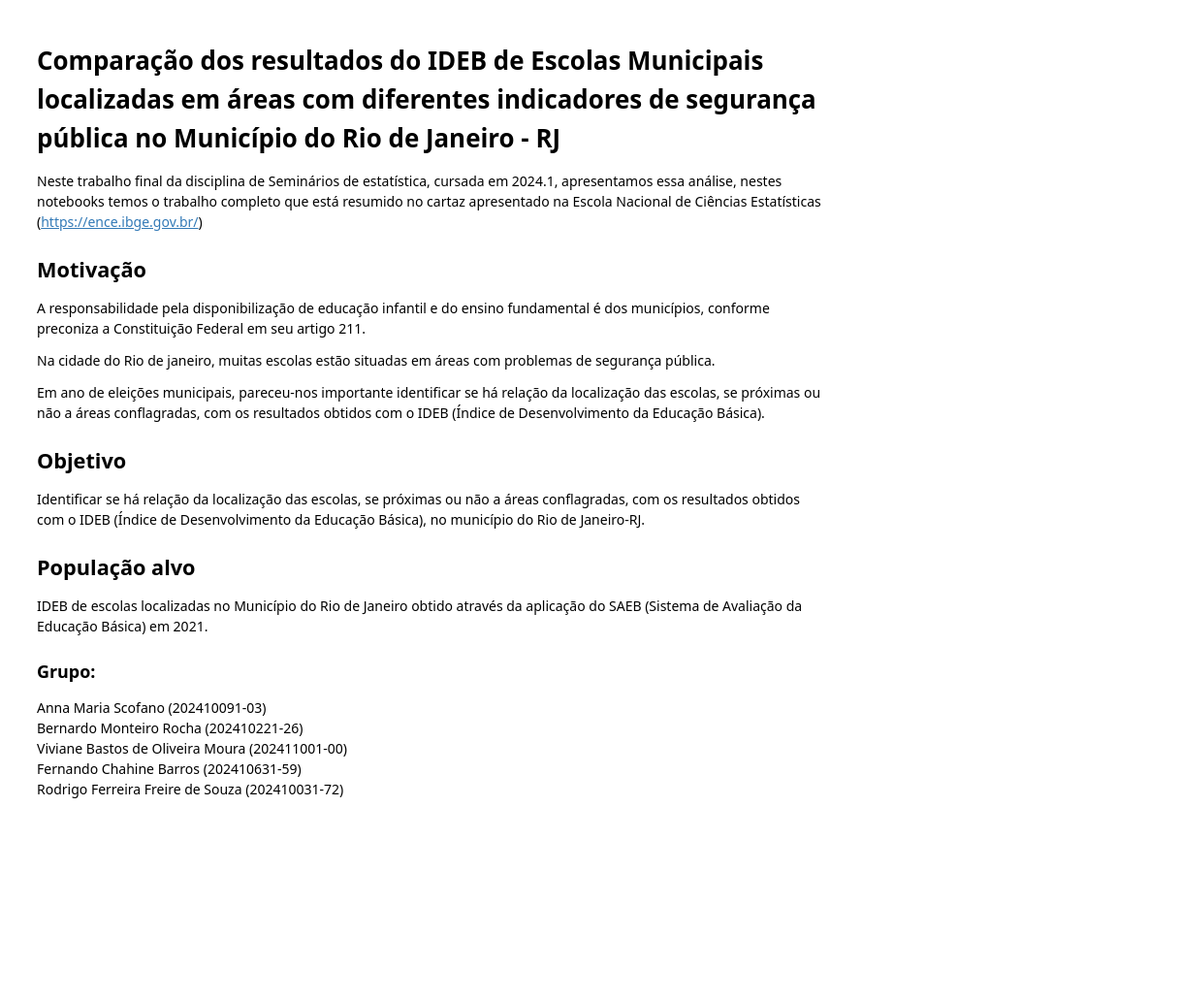
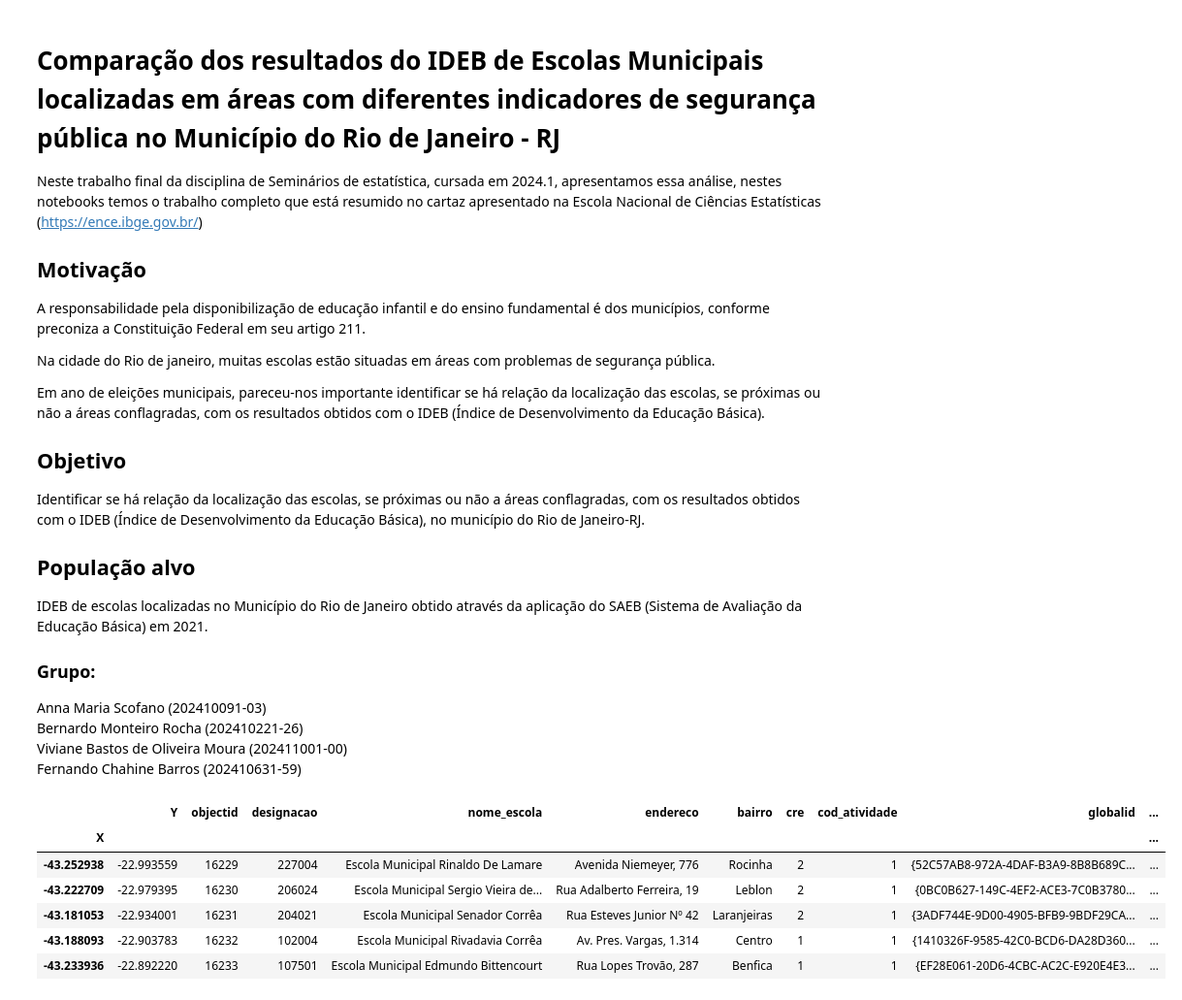
Before and after one commit to bernaRocha/graduacao_ENCE, a Jupyter notebook: 01_seminario_estatistica/cartaz_trabalho_final/01_apresentacao_e_descricao_dos_dados.ipynb, the cells around one changed output. Shown at 97% size. Cells and saved outputs as stored; diff of their text form; code cells hidden in the pictures; blank space fills up the shorter version.

Commit message:
dados apresentados

```diff
--- a/01_seminario_estatistica/cartaz_trabalho_final/01_apresentacao_e_descricao_dos_dados.ipynb
+++ b/01_seminario_estatistica/cartaz_trabalho_final/01_apresentacao_e_descricao_dos_dados.ipynb
@@ -23,5 +23,4 @@ IDEB de escolas localizadas no Município do Rio de Janeiro obtido através da a
 Anna Maria Scofano (202410091-03) <br>
 Bernardo Monteiro Rocha (202410221-26) <br>
 Viviane Bastos de Oliveira Moura (202411001-00) <br>
-Fernando Chahine Barros (202410631-59) <br>
-Rodrigo Ferreira Freire de Souza (202410031-72) <br>
+Fernando Chahine Barros (202410631-59)
@@ -27,0 +35,11 @@ Rodrigo Ferreira Freire de Souza (202410031-72) <br>
+# %%
+df_escolas_municipais = pd.read_excel('dados/Escolas_Municipais.xlsx', index_col=0)
+df_escolas_municipais.head()
+# %% [output]
+|  | Y | objectid | designacao | nome_escola | endereco | bairro | cre | cod_atividade | globalid | ... |
+| X |  |  |  |  |  |  |  |  |  | ... |
+| -43.252938 | -22.993559 | 16229 | 227004 | Escola Municipal Rinaldo De Lamare | Avenida Niemeyer, 776 | Rocinha | 2 | 1 | {52C57AB8-972A-4DAF-B3A9-8B8B689C... | ... |
+| -43.222709 | -22.979395 | 16230 | 206024 | Escola Municipal Sergio Vieira de... | Rua Adalberto Ferreira, 19 | Leblon | 2 | 1 | {0BC0B627-149C-4EF2-ACE3-7C0B3780... | ... |
+| -43.181053 | -22.934001 | 16231 | 204021 | Escola Municipal Senador Corrêa | Rua Esteves Junior Nº 42 | Laranjeiras | 2 | 1 | {3ADF744E-9D00-4905-BFB9-9BDF29CA... | ... |
+| -43.188093 | -22.903783 | 16232 | 102004 | Escola Municipal Rivadavia Corrêa | Av. Pres. Vargas, 1.314 | Centro | 1 | 1 | {1410326F-9585-42C0-BCD6-DA28D360... | ... |
+| -43.233936 | -22.892220 | 16233 | 107501 | Escola Municipal Edmundo Bittencourt | Rua Lopes Trovão, 287 | Benfica | 1 | 1 | {EF28E061-20D6-4CBC-AC2C-E920E4E3... | ... |
```
Also changed, not shown: parts of 6 cells of this notebook, 6 other files.
